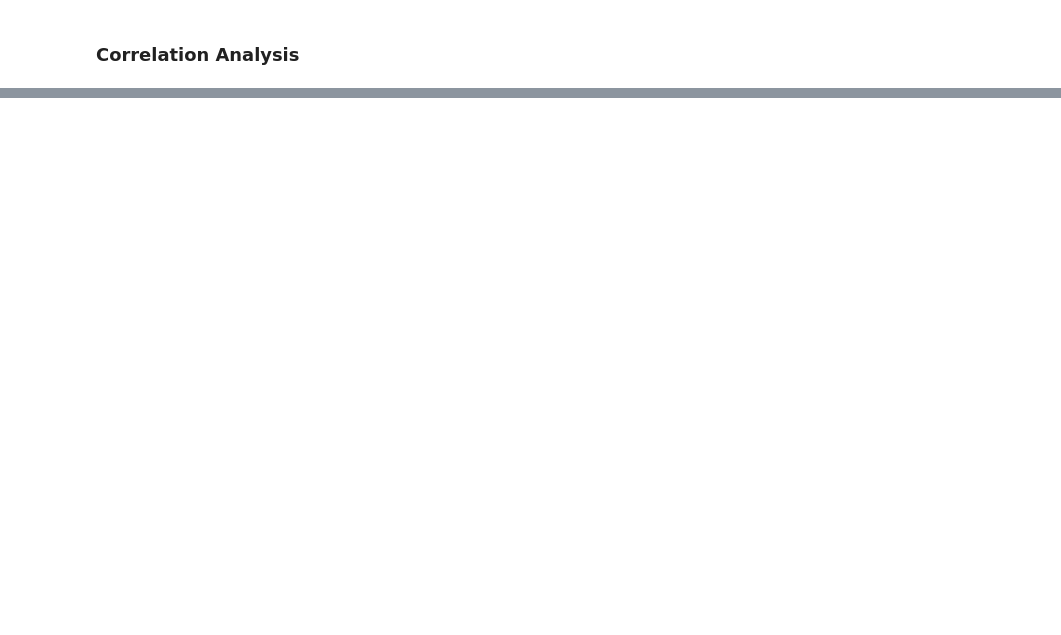
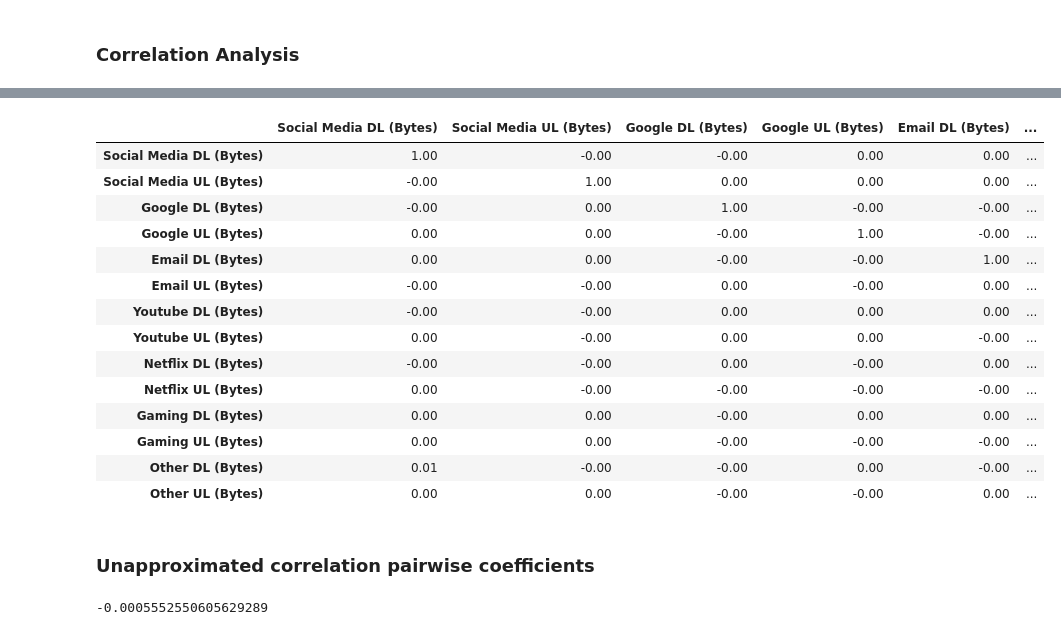
Before and after one commit to YasabnehT/Telecom_Data_Analysis, a Jupyter notebook: notebooks/UserOverviewAnalysis.ipynb, the cells around one changed output, grey strips where cells are left out. Drawn from its saved outputs; the diff is of its cells as text; code cells hidden in the pictures; blank space fills up the shorter version.

```diff
--- a/notebooks/UserOverviewAnalysis.ipynb
+++ b/notebooks/UserOverviewAnalysis.ipynb
@@ -1431,0 +1621,29 @@ db.corr(method='pearson')
+# %%
+cor_columns = ['Social Media DL (Bytes)', 'Social Media UL (Bytes)', 'Google DL (Bytes)', 'Google UL (Bytes)',
+               'Email DL (Bytes)', 'Email UL (Bytes)', 'Youtube DL (Bytes)', 'Youtube UL (Bytes)',
+               'Netflix DL (Bytes)', 'Netflix UL (Bytes)', 'Gaming DL (Bytes)', 'Gaming UL (Bytes)', 'Other DL (Bytes)', 'Other UL (Bytes)']
+
+
+db[cor_columns].corr(method='pearson')
+# %% [output]
+|  | Social Media DL (Bytes) | Social Media UL (Bytes) | Google DL (Bytes) | Google UL (Bytes) | Email DL (Bytes) | ... |
+| Social Media DL (Bytes) | 1.00 | -0.00 | -0.00 | 0.00 | 0.00 | ... |
+| Social Media UL (Bytes) | -0.00 | 1.00 | 0.00 | 0.00 | 0.00 | ... |
+| Google DL (Bytes) | -0.00 | 0.00 | 1.00 | -0.00 | -0.00 | ... |
+| Google UL (Bytes) | 0.00 | 0.00 | -0.00 | 1.00 | -0.00 | ... |
+| Email DL (Bytes) | 0.00 | 0.00 | -0.00 | -0.00 | 1.00 | ... |
+| Email UL (Bytes) | -0.00 | -0.00 | 0.00 | -0.00 | 0.00 | ... |
+| Youtube DL (Bytes) | -0.00 | -0.00 | 0.00 | 0.00 | 0.00 | ... |
+| Youtube UL (Bytes) | 0.00 | -0.00 | 0.00 | 0.00 | -0.00 | ... |
+| Netflix DL (Bytes) | -0.00 | -0.00 | 0.00 | -0.00 | 0.00 | ... |
+| Netflix UL (Bytes) | 0.00 | -0.00 | -0.00 | -0.00 | -0.00 | ... |
+| Gaming DL (Bytes) | 0.00 | 0.00 | -0.00 | 0.00 | 0.00 | ... |
+| Gaming UL (Bytes) | 0.00 | 0.00 | -0.00 | -0.00 | -0.00 | ... |
+| Other DL (Bytes) | 0.01 | -0.00 | -0.00 | 0.00 | -0.00 | ... |
+| Other UL (Bytes) | 0.00 | 0.00 | -0.00 | -0.00 | 0.00 | ... |
+# %% [markdown]
+### Unapproximated correlation pairwise coefficients
+# %%
+db[cor_columns[0]].corr(db[cor_columns[1]], method = 'pearson')
+# %% [output]
+-0.0005552550605629289
```
Also changed, not shown: parts of 57 cells of this notebook, 1 other file.
